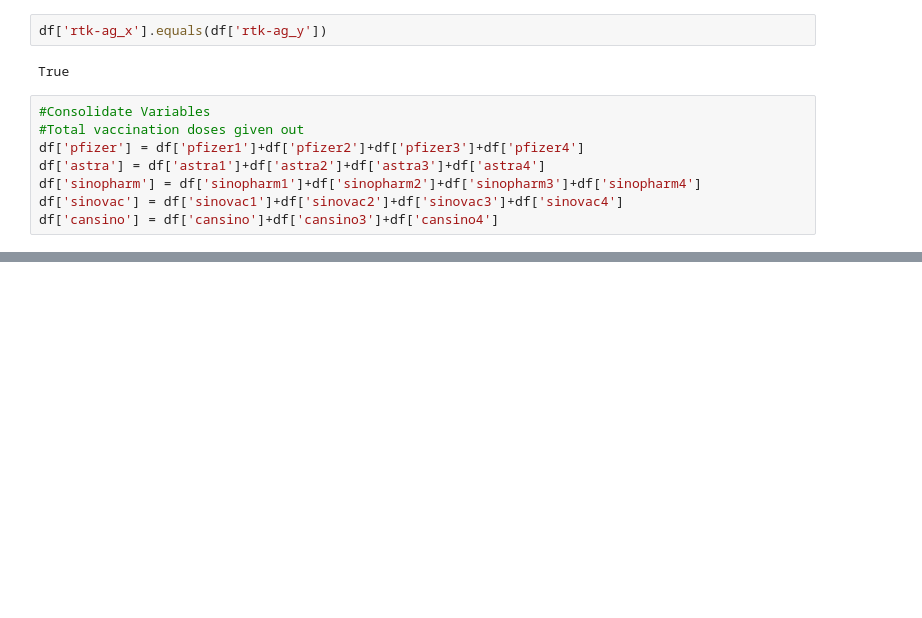
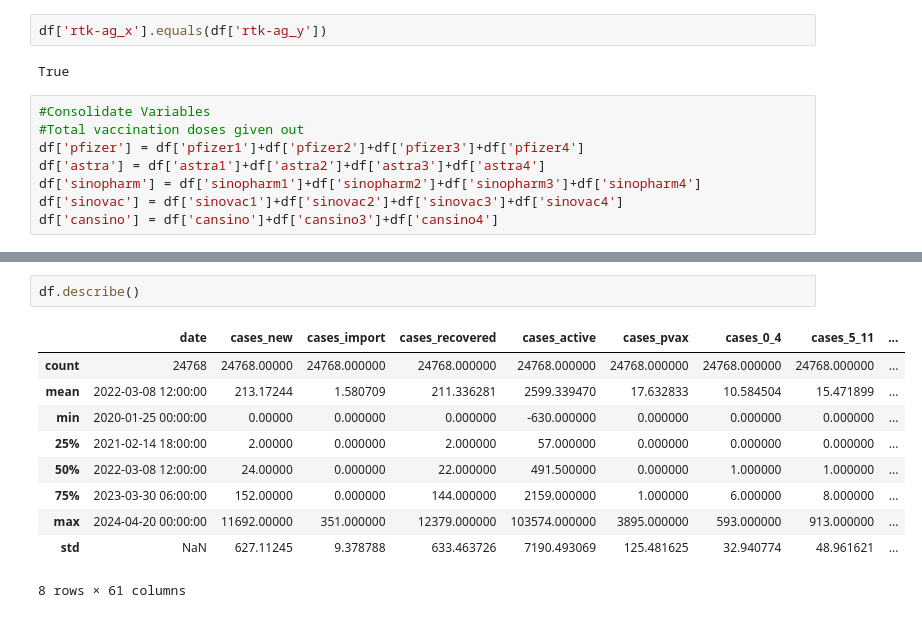
Before and after one commit to MarcusO17/5011-cem-ml, a Jupyter notebook: notebooks/states_EDA.ipynb, the cells around one changed output, grey strips where cells are left out. Cells and saved outputs as stored; diff of their text form; blank space fills up the shorter version.

```diff
--- a/notebooks/states_EDA.ipynb
+++ b/notebooks/states_EDA.ipynb
@@ -139,0 +171,13 @@ df.drop(columns=['cases_cluster',
+# %%
+df.describe()
+# %% [output]
+|  | date | cases_new | cases_import | cases_recovered | cases_active | cases_pvax | cases_0_4 | cases_5_11 | ... |
+| count | 24768 | 24768.00000 | 24768.000000 | 24768.000000 | 24768.000000 | 24768.000000 | 24768.000000 | 24768.000000 | ... |
+| mean | 2022-03-08 12:00:00 | 213.17244 | 1.580709 | 211.336281 | 2599.339470 | 17.632833 | 10.584504 | 15.471899 | ... |
+| min | 2020-01-25 00:00:00 | 0.00000 | 0.000000 | 0.000000 | -630.000000 | 0.000000 | 0.000000 | 0.000000 | ... |
+| 25% | 2021-02-14 18:00:00 | 2.00000 | 0.000000 | 2.000000 | 57.000000 | 0.000000 | 0.000000 | 0.000000 | ... |
+| 50% | 2022-03-08 12:00:00 | 24.00000 | 0.000000 | 22.000000 | 491.500000 | 0.000000 | 1.000000 | 1.000000 | ... |
+| 75% | 2023-03-30 06:00:00 | 152.00000 | 0.000000 | 144.000000 | 2159.000000 | 1.000000 | 6.000000 | 8.000000 | ... |
+| max | 2024-04-20 00:00:00 | 11692.00000 | 351.000000 | 12379.000000 | 103574.000000 | 3895.000000 | 593.000000 | 913.000000 | ... |
+| std | NaN | 627.11245 | 9.378788 | 633.463726 | 7190.493069 | 125.481625 | 32.940774 | 48.961621 | ... |
+8 rows × 61 columns
```
Also changed, not shown: parts of 20 cells of this notebook, 2 other files.
